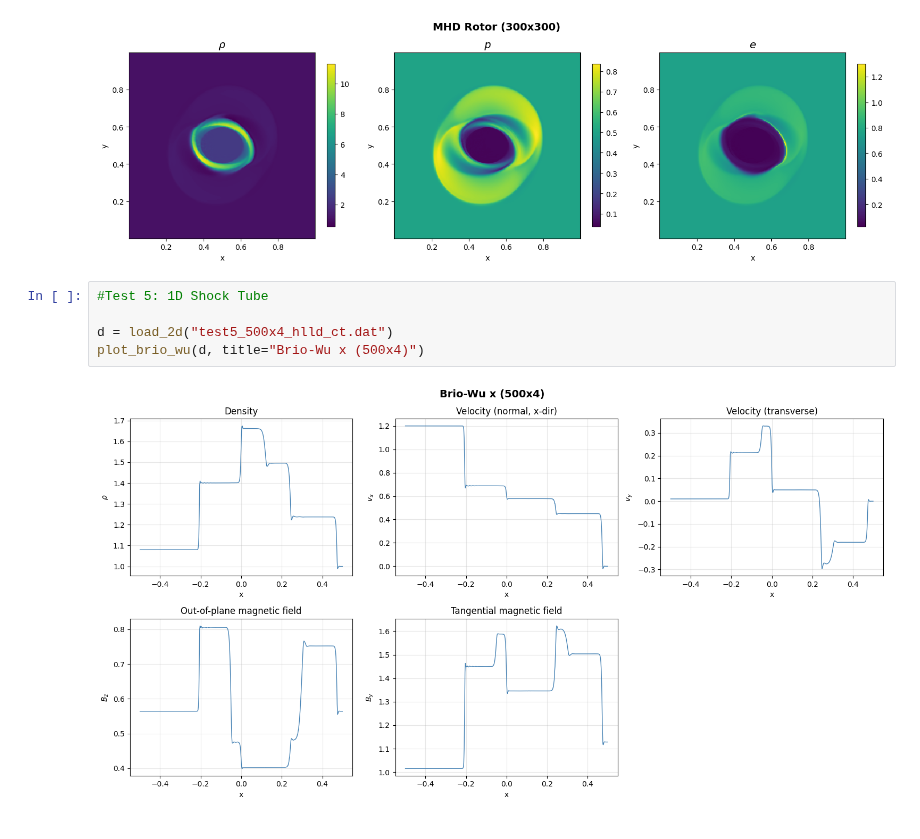
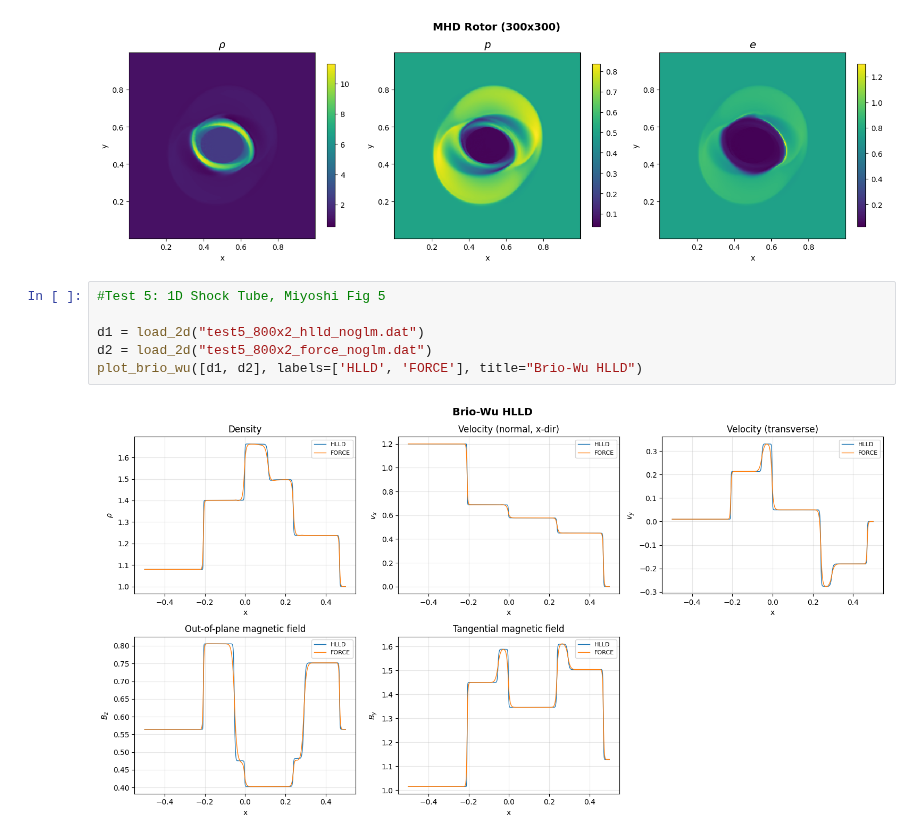
Before and after one commit to RexZhann/Magnetic_Reconnection_Simulation, a Jupyter notebook: output/plot_results.ipynb, the cells around one changed output. Saved outputs shown, nothing was run; the diff lists cells and outputs as text.

```diff
--- a/output/plot_results.ipynb
+++ b/output/plot_results.ipynb
@@ -330,12 +355,13 @@ plot_2d_colormaps(d, "MHD Rotor (300x300)")
 # %% [output]
 [figure]
 # %%
-#Test 5: 1D Shock Tube
+#Test 5: 1D Shock Tube, Miyoshi Fig 5
 
-d = load_2d("test5_500x4_hlld_ct.dat")
-plot_brio_wu(d, title="Brio-Wu x (500x4)")
+d1 = load_2d("test5_800x2_hlld_noglm.dat")
+d2 = load_2d("test5_800x2_force_noglm.dat")
+plot_brio_wu([d1, d2], labels=['HLLD', 'FORCE'], title="Brio-Wu HLLD")
 # %% [output]
-[figure, old version]
+[figure, new version]
 # %%
 #Test 6: Brio-Wu
 
```
Also changed, not shown: parts of 8 cells of this notebook, 16 other files.
